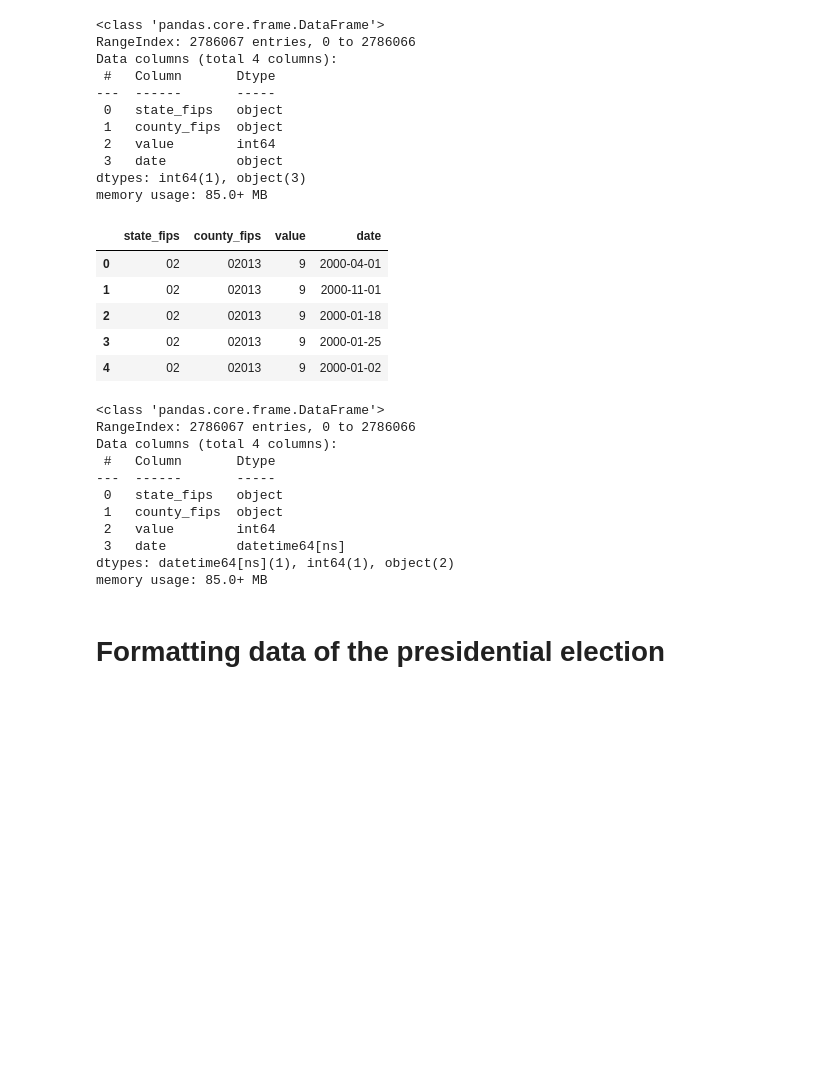
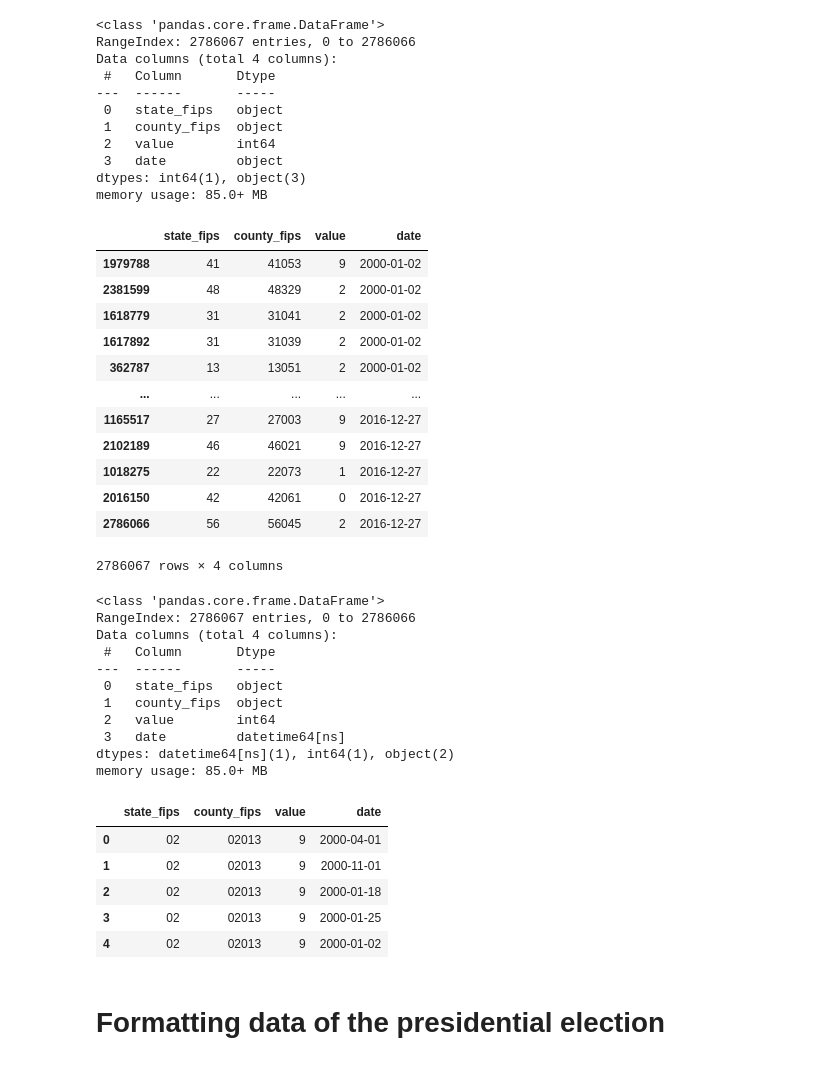
Before and after one commit to tanwolf/Drougths-vs-Election-Results-A-visual-exploration, a Jupyter notebook: Cleaning_data_for_tableau.ipynb, the cells around one changed output. Saved outputs shown, nothing was run; the diff lists cells and outputs as text; code cells hidden in the pictures; blank space fills up the shorter version.

Commit message:
Data for Presentation

```diff
--- a/Cleaning_data_for_tableau.ipynb
+++ b/Cleaning_data_for_tableau.ipynb
@@ -107,27 +116,43 @@ memory usage: 85.0+ MB
 # %%
 # Turning date to datetime
 df_drought_usa.date = pd.to_datetime(df_drought_usa['date'], infer_datetime_format=True)
+# %%
+df_drought_usa.sort_values(by='date', ascending=True)
+# %% [output]
+|  | state_fips | county_fips | value | date |
+| 1979788 | 41 | 41053 | 9 | 2000-01-02 |
+| 2381599 | 48 | 48329 | 2 | 2000-01-02 |
+| 1618779 | 31 | 31041 | 2 | 2000-01-02 |
+| 1617892 | 31 | 31039 | 2 | 2000-01-02 |
+| 362787 | 13 | 13051 | 2 | 2000-01-02 |
+| ... | ... | ... | ... | ... |
+| 1165517 | 27 | 27003 | 9 | 2016-12-27 |
+| 2102189 | 46 | 46021 | 9 | 2016-12-27 |
+| 1018275 | 22 | 22073 | 1 | 2016-12-27 |
+| 2016150 | 42 | 42061 | 0 | 2016-12-27 |
+| 2786066 | 56 | 56045 | 2 | 2016-12-27 |
+2786067 rows × 4 columns
 # %%
-df_drought_usa.head()
+df_drought_usa.info()
 # %% [output]
-|  | state_fips | county_fips | value | date |
-| 0 | 02 | 02013 | 9 | 2000-04-01 |
-| 1 | 02 | 02013 | 9 | 2000-11-01 |
-| 2 | 02 | 02013 | 9 | 2000-01-18 |
-| 3 | 02 | 02013 | 9 | 2000-01-25 |
-| 4 | 02 | 02013 | 9 | 2000-01-02 |
+<class 'pandas.core.frame.DataFrame'>
+RangeIndex: 2786067 entries, 0 to 2786066
+Data columns (total 4 columns):
+ #   Column       Dtype
+---  ------       -----
+ 0   state_fips   object
+ 1   county_fips  object
+ 2   value        int64
+ 3   date         datetime64[ns]
+dtypes: datetime64[ns](1), int64(1), object(2)
+memory usage: 85.0+ MB
 # %%
-df_drought_usa.info()
+df_drought_usa.head()
 # %% [output]
-<class 'pandas.core.frame.DataFrame'>
-RangeIndex: 2786067 entries, 0 to 2786066
-Data columns (total 4 columns):
- #   Column       Dtype
----  ------       -----
- 0   state_fips   object
- 1   county_fips  object
- 2   value        int64
- 3   date         datetime64[ns]
-dtypes: datetime64[ns](1), int64(1), object(2)
-memory usage: 85.0+ MB
+|  | state_fips | county_fips | value | date |
+| 0 | 02 | 02013 | 9 | 2000-04-01 |
+| 1 | 02 | 02013 | 9 | 2000-11-01 |
+| 2 | 02 | 02013 | 9 | 2000-01-18 |
+| 3 | 02 | 02013 | 9 | 2000-01-25 |
+| 4 | 02 | 02013 | 9 | 2000-01-02 |
 # %%
```
Also changed, not shown: parts of 19 cells of this notebook, 22 other files.
